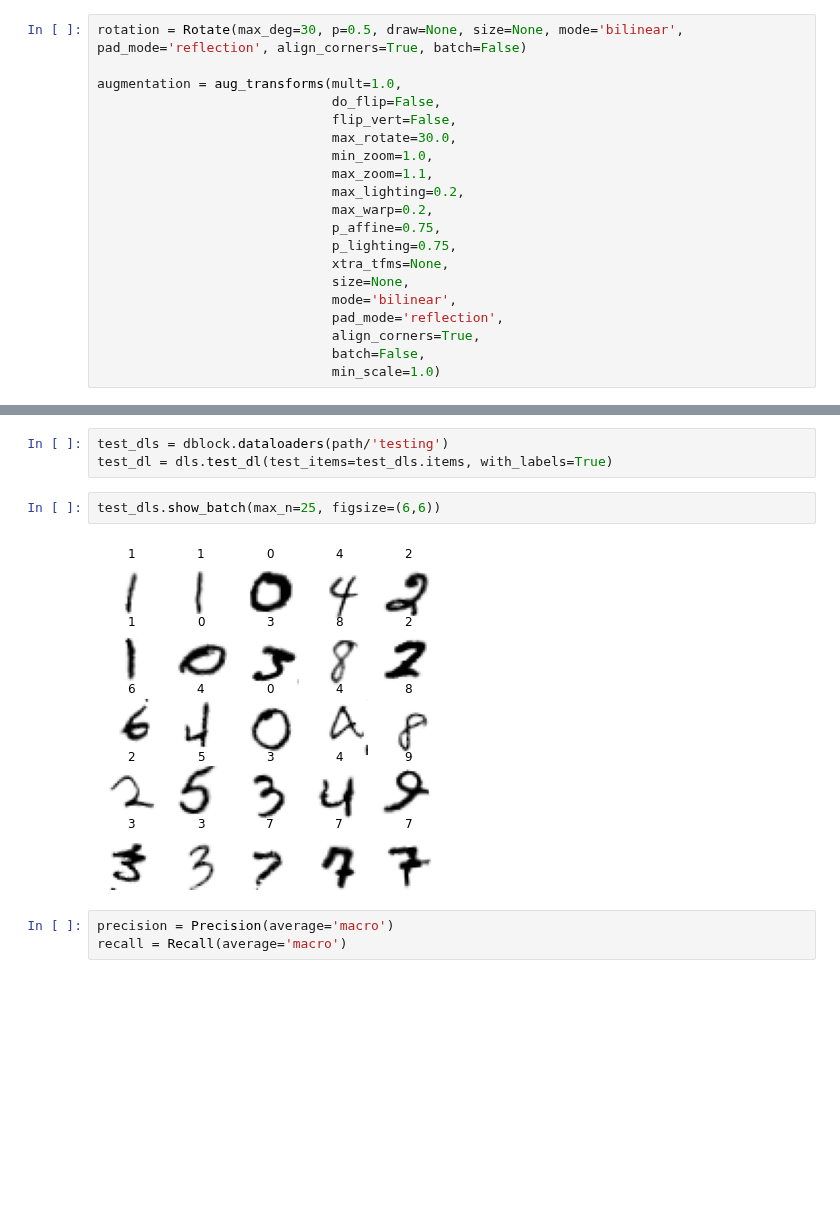
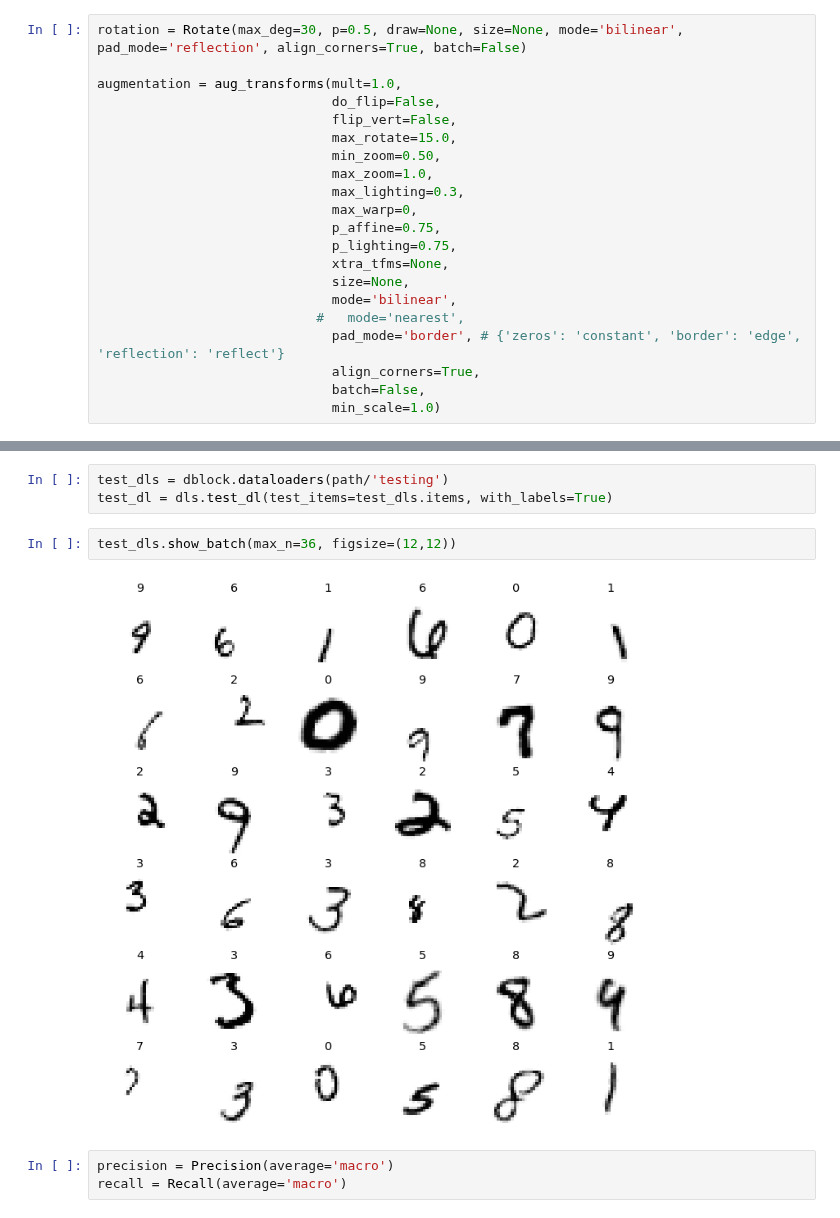
Before and after one commit to vtecftwy/fastbook, a Jupyter notebook: 04_mnist_full_dataset.ipynb, the cells around one changed output, grey strips where cells are left out. Saved outputs shown, nothing was run; the diff lists cells and outputs as text; blank space fills up the shorter version.

```diff
--- a/04_mnist_full_dataset.ipynb
+++ b/04_mnist_full_dataset.ipynb
@@ -48,17 +50,18 @@ rotation = Rotate(max_deg=30, p=0.5, draw=None, size=None, mode='bilinear', pad_
 augmentation = aug_transforms(mult=1.0,
                               do_flip=False,
                               flip_vert=False,
-                              max_rotate=30.0,
-                              min_zoom=1.0,
-                              max_zoom=1.1,
-                              max_lighting=0.2,
-                              max_warp=0.2,
+                              max_rotate=15.0,
+                              min_zoom=0.50,
+                              max_zoom=1.0,
+                              max_lighting=0.3,
+                              max_warp=0,
                               p_affine=0.75,
                               p_lighting=0.75,
                               xtra_tfms=None,
                               size=None,
                               mode='bilinear',
-                              pad_mode='reflection',
+                            #   mode='nearest',
+                              pad_mode='border', # {'zeros': 'constant', 'border': 'edge', 'reflection': 'reflect'}
                               align_corners=True,
                               batch=False,
                               min_scale=1.0)
@@ -87,9 +90,9 @@ dls.vocab
 test_dls = dblock.dataloaders(path/'testing')
 test_dl = dls.test_dl(test_items=test_dls.items, with_labels=True)
 # %%
-test_dls.show_batch(max_n=25, figsize=(6,6))
+test_dls.show_batch(max_n=36, figsize=(12,12))
 # %% [output]
-[figure, old version]
+[figure, new version]
 # %%
 precision = Precision(average='macro')
 recall = Recall(average='macro')
```
Also changed, not shown: parts of 6 cells of this notebook.
